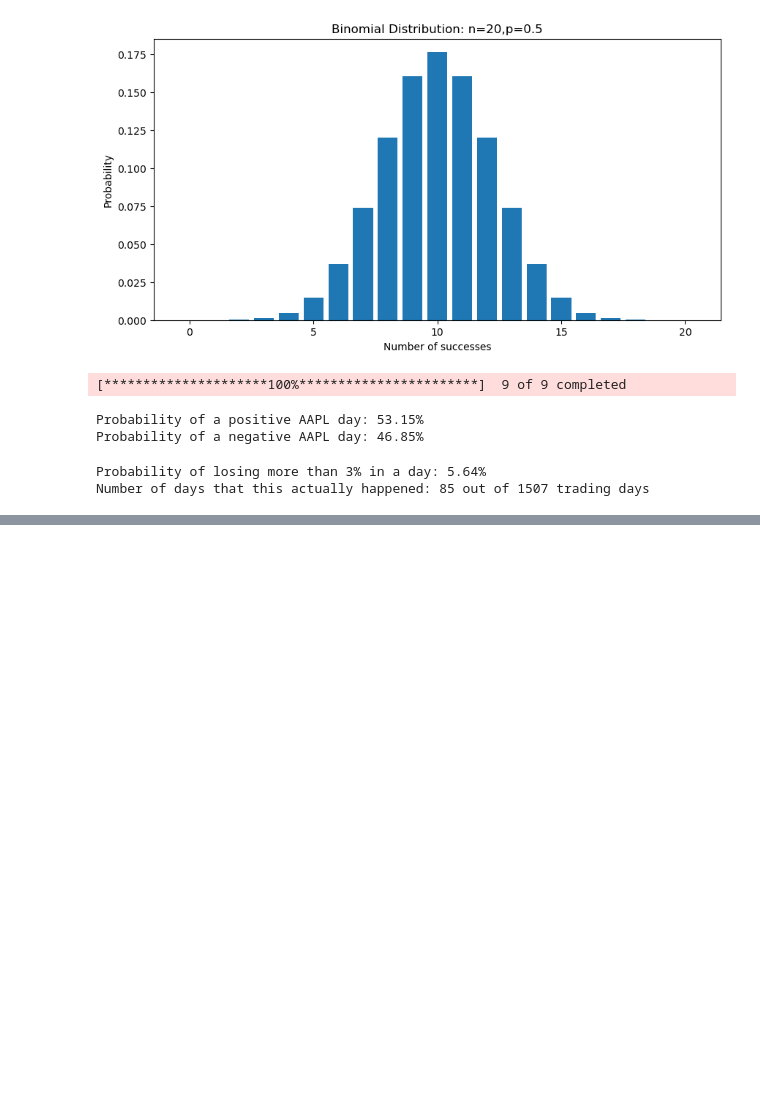
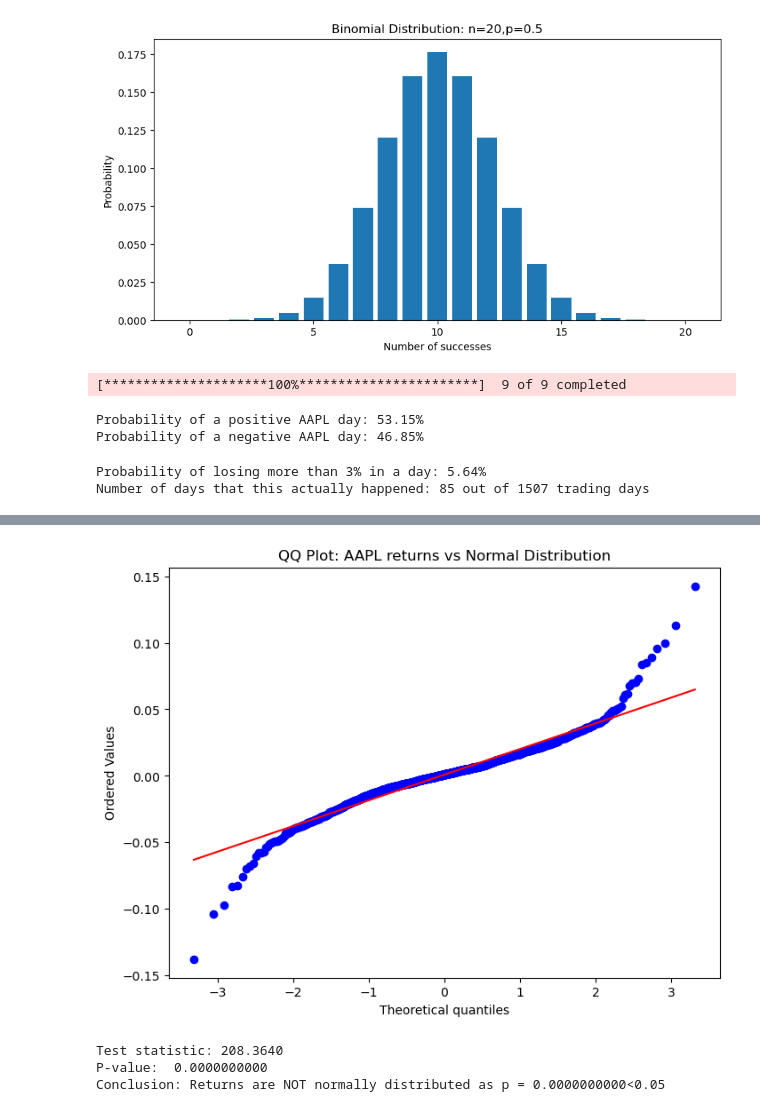
Before and after one commit to lnachdi/quant-projects, a Jupyter notebook: week3_4_stats_probability.ipynb, the cells around one changed output, grey strips where cells are left out. Cells and saved outputs as stored; diff of their text form; code cells hidden in the pictures; blank space fills up the shorter version.

```diff
--- a/week3_4_stats_probability.ipynb
+++ b/week3_4_stats_probability.ipynb
@@ -170,0 +184,27 @@ sigma=
+# %%
+#QQ Plot
+
+fig,ax=plt.subplots(figsize=(8,6))
+stats.probplot(aapl,dist="norm",plot=ax)
+ax.set_title("QQ Plot: AAPL returns vs Normal Distribution")
+
+plt.show()
+
+# tails diverge away from straight line, thats where normal model undermines any crashes and rallies
+# %% [output]
+[figure, added]
+# %%
+# Formal Stats Test helps reject our hypothesis
+
+statistic,p_value=stats.normaltest(aapl)
+print(f"Test statistic: {statistic:.4f}")
+print(f"P-value: {p_value: .10f}")
+
+if p_value<0.05:
+    print(f"Conclusion: Returns are NOT normally distributed as p = {p_value:.10f}<0.05")
+else:
+    print("Conclusion: Can't reject normality")
+# %% [output]
+Test statistic: 208.3640
+P-value:  0.0000000000
+Conclusion: Returns are NOT normally distributed as p = 0.0000000000<0.05
```
Also changed, not shown: parts of 8 cells of this notebook.
